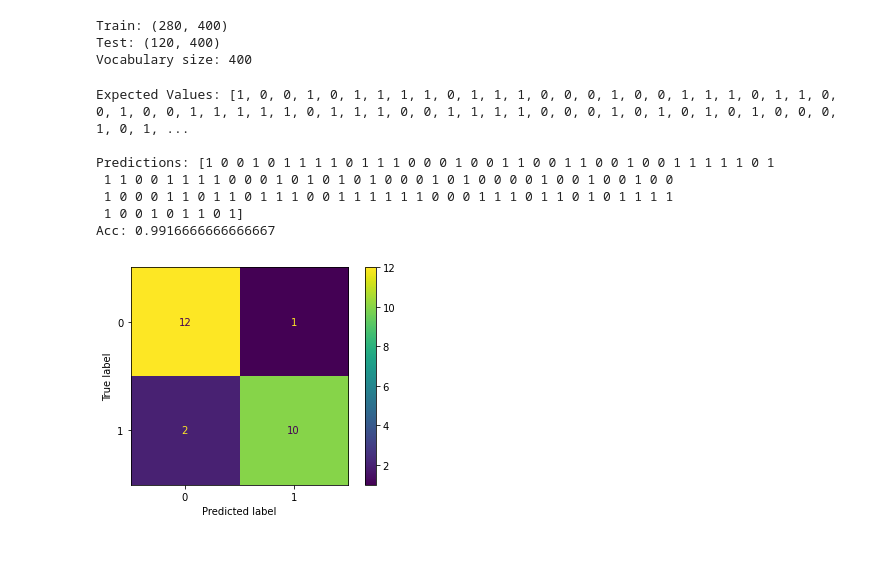
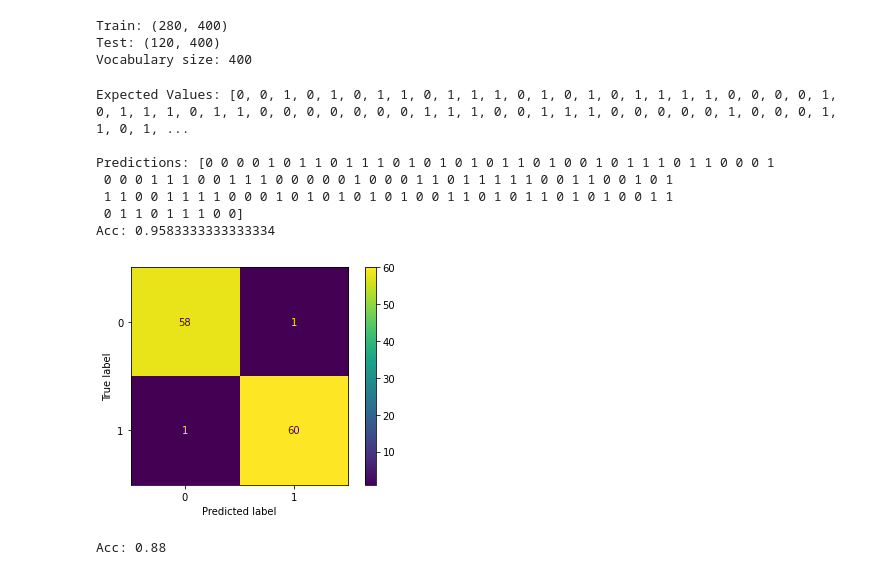
Before and after one commit to edgolyakova/DataScienceProj, a Jupyter notebook: Part 1.ipynb, the cells around one changed output. Saved outputs shown, nothing was run; the diff lists cells and outputs as text; code cells hidden in the pictures.

```diff
--- a/Part 1.ipynb
+++ b/Part 1.ipynb
@@ -687,11 +683,6 @@ To access the most frequent words use:
 from sklearn.utils import shuffle
 #Shuffle the data
 df_tokenized = shuffle(df_tokenized)
-# %%
-from sklearn.preprocessing import LabelEncoder
-
-labels_encoder = LabelEncoder()
-df_tokenized['labels_encoded'] = labels_encoder.fit_transform(df_tokenized['Category'])
 # %%
 X = df_tokenized.tokenized_sentences.apply(lambda x: np.concatenate(x))
 # Join the tokenized sentences into strings
@@ -738,13 +729,13 @@ from sklearn.linear_model import Perceptron
 from sklearn.metrics import classification_report, accuracy_score
 
 # Create a Perceptron object
-clf = Perceptron(max_iter=5, tol=None, random_state=0)
+perc_filtered = Perceptron(max_iter=5, tol=None, random_state=0)
 
 # Train the model on the training data
-clf.fit(X_train_tf, Y_train)
+perc_filtered.fit(X_train_tf, Y_train)
 
 # Test the model on the test data
-Y_pred = clf.predict( X_test_tf )
+Y_pred = perc_filtered.predict(X_test_tf)
 
 # Print out the expected values and the predictions
 print( '\nExpected Values:',  list(Y_test) )
@@ -753,30 +744,31 @@ print( '\nPredictions:',  Y_pred )
 # Print accuracy
 print( "Acc:", accuracy_score( Y_test, Y_pred) )
 # %% [output]
-Expected Values: [1, 0, 0, 1, 0, 1, 1, 1, 1, 0, 1, 1, 1, 0, 0, 0, 1, 0, 0, 1, 1, 1, 0, 1, 1, 0, 0, 1, 0, 0, 1, 1, 1, 1, 1, 0, 1, 1, 1, 0, 0, 1, 1, 1, 1, 0, 0, 0, 1, 0, 1, 0, 1, 0, 1, 0, 0, 0, 1, 0, 1, ...
+Expected Values: [0, 0, 1, 0, 1, 0, 1, 1, 0, 1, 1, 1, 0, 1, 0, 1, 0, 1, 1, 1, 1, 0, 0, 0, 0, 1, 0, 1, 1, 1, 0, 1, 1, 0, 0, 0, 0, 0, 0, 0, 1, 1, 1, 0, 0, 1, 1, 1, 0, 0, 0, 0, 0, 1, 0, 0, 0, 1, 1, 0, 1, ...
 
-Predictions: [1 0 0 1 0 1 1 1 1 0 1 1 1 0 0 0 1 0 0 1 1 0 0 1 1 0 0 1 0 0 1 1 1 1 1 0 1
- 1 1 0 0 1 1 1 1 0 0 0 1 0 1 0 1 0 1 0 0 0 1 0 1 0 0 0 0 1 0 0 1 0 0 1 0 0
- 1 0 0 0 1 1 0 1 1 0 1 1 1 0 0 1 1 1 1 1 1 0 0 0 1 1 1 0 1 1 0 1 0 1 1 1 1
- 1 0 0 1 0 1 1 0 1]
-Acc: 0.9916666666666667
+Predictions: [0 0 0 0 1 0 1 1 0 1 1 1 0 1 0 1 0 1 0 1 1 0 1 0 0 1 0 1 1 1 0 1 1 0 0 0 1
+ 0 0 0 1 1 1 0 0 1 1 1 0 0 0 0 0 1 0 0 0 1 1 0 1 1 1 1 1 0 0 1 1 0 0 1 0 1
+ 1 1 0 0 1 1 1 1 0 0 0 1 0 1 0 1 0 1 0 1 0 0 1 1 0 1 0 1 1 0 1 0 1 0 0 1 1
+ 0 1 1 0 1 1 1 0 0]
+Acc: 0.9583333333333334
 # %%
-from sklearn.datasets import make_classification
 from sklearn.metrics import confusion_matrix, ConfusionMatrixDisplay
 from sklearn.model_selection import train_test_split
 from sklearn.svm import SVC
 
-X, y = make_classification(random_state=0)
-X_train, X_test, y_train, y_test = train_test_split(X, y,
-                                                   random_state=0)
-clf = SVC(random_state=0)
-clf.fit(X_train, y_train)
-SVC(random_state=0)
-predictions = clf.predict(X_test)
-cm = confusion_matrix(y_test, predictions, labels=clf.classes_)
+svm_filtered = SVC(random_state=0)
+
+svm_filtered.fit(X_train_tf, Y_train)
+
+Y_pred = svm_filtered.predict(X_test_tf)
+
+cm = confusion_matrix(Y_test, Y_pred, labels=clf.classes_)
 disp = ConfusionMatrixDisplay(confusion_matrix=cm,
                                display_labels=clf.classes_)
 disp.plot()
 plt.show()
+
+print("Acc:", accuracy_score(y_test, predictions))
 # %% [output]
-[figure, old version]
+[figure, new version]
+Acc: 0.88
```
Also changed, not shown: parts of 23 cells of this notebook.
